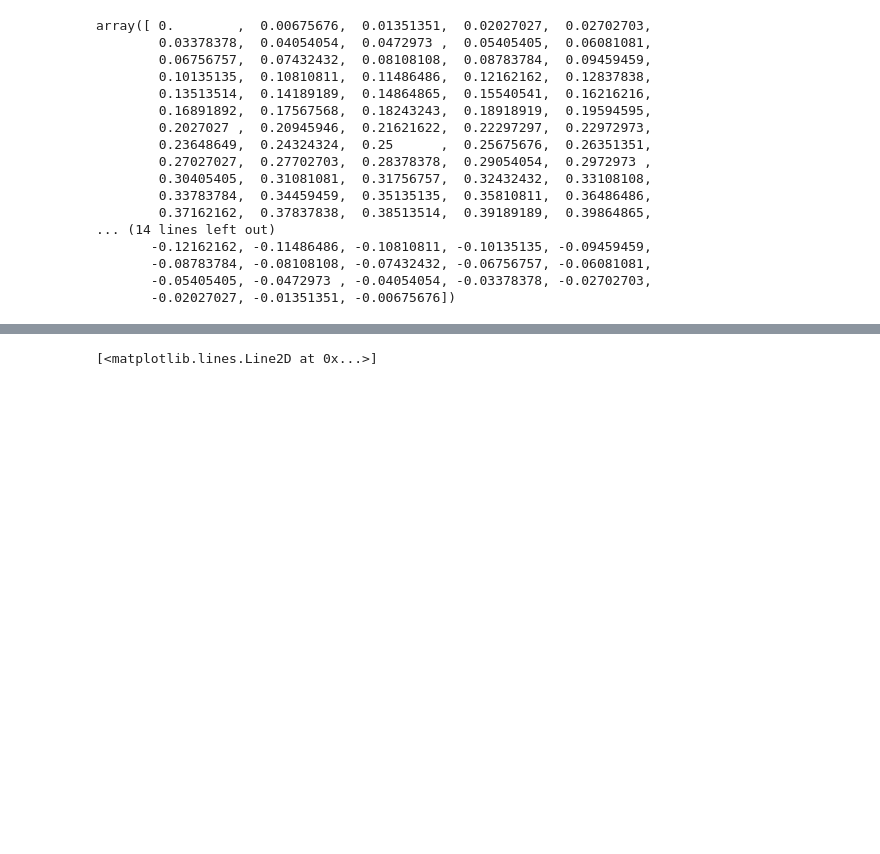
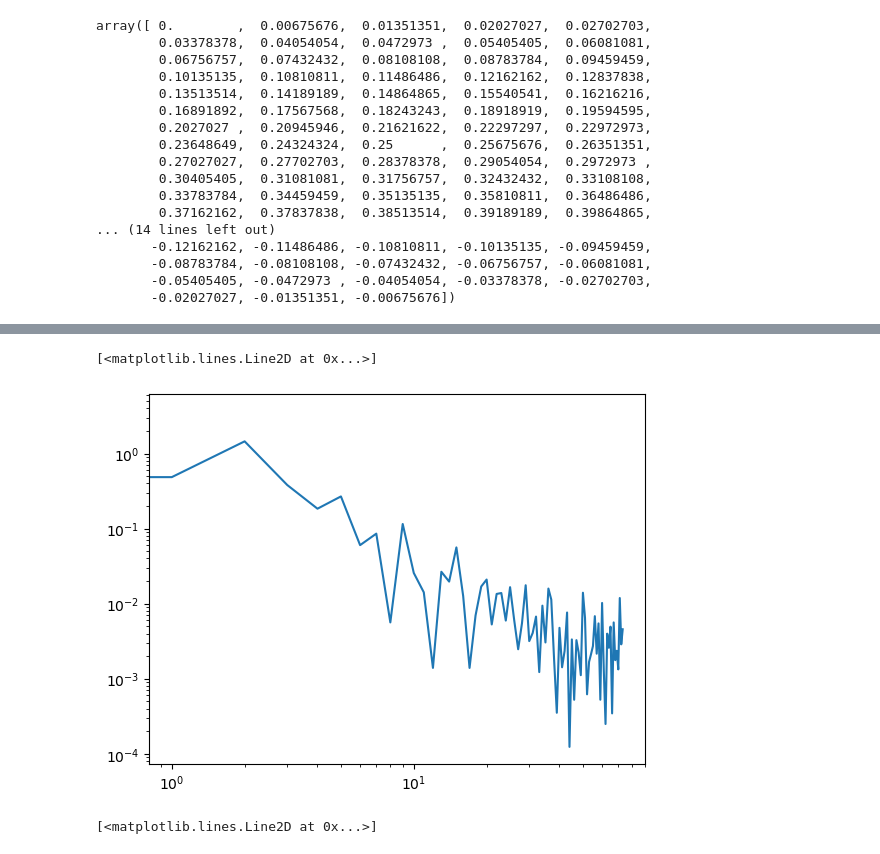
Before and after one commit to kyberszittya/himeko_neural_model, a Jupyter notebook: src/progeny/roadprofile/road_profile_dft.ipynb, the cells around one changed output, grey strips where cells are left out. Saved outputs shown, nothing was run; the diff lists cells and outputs as text; code cells hidden in the pictures; blank space fills up the shorter version.

```diff
--- a/src/progeny/roadprofile/road_profile_dft.ipynb
+++ b/src/progeny/roadprofile/road_profile_dft.ipynb
@@ -398,6 +406,11 @@ len_data = int(data.shape[0]/2)
 # %%
 freqs = np.fft.fftfreq(data.shape[0], 0.1)
 nyquist_freq = freqs[:len_data]
+# %%
+plt.loglog(ps[:len_data])
+# %% [output]
+[<matplotlib.lines.Line2D at 0x...>]
+[figure, added]
 # %%
 plt.loglog(nyquist_freq, ps[:len_data])
 # %% [output]
```
Also changed, not shown: parts of 64 cells of this notebook.
